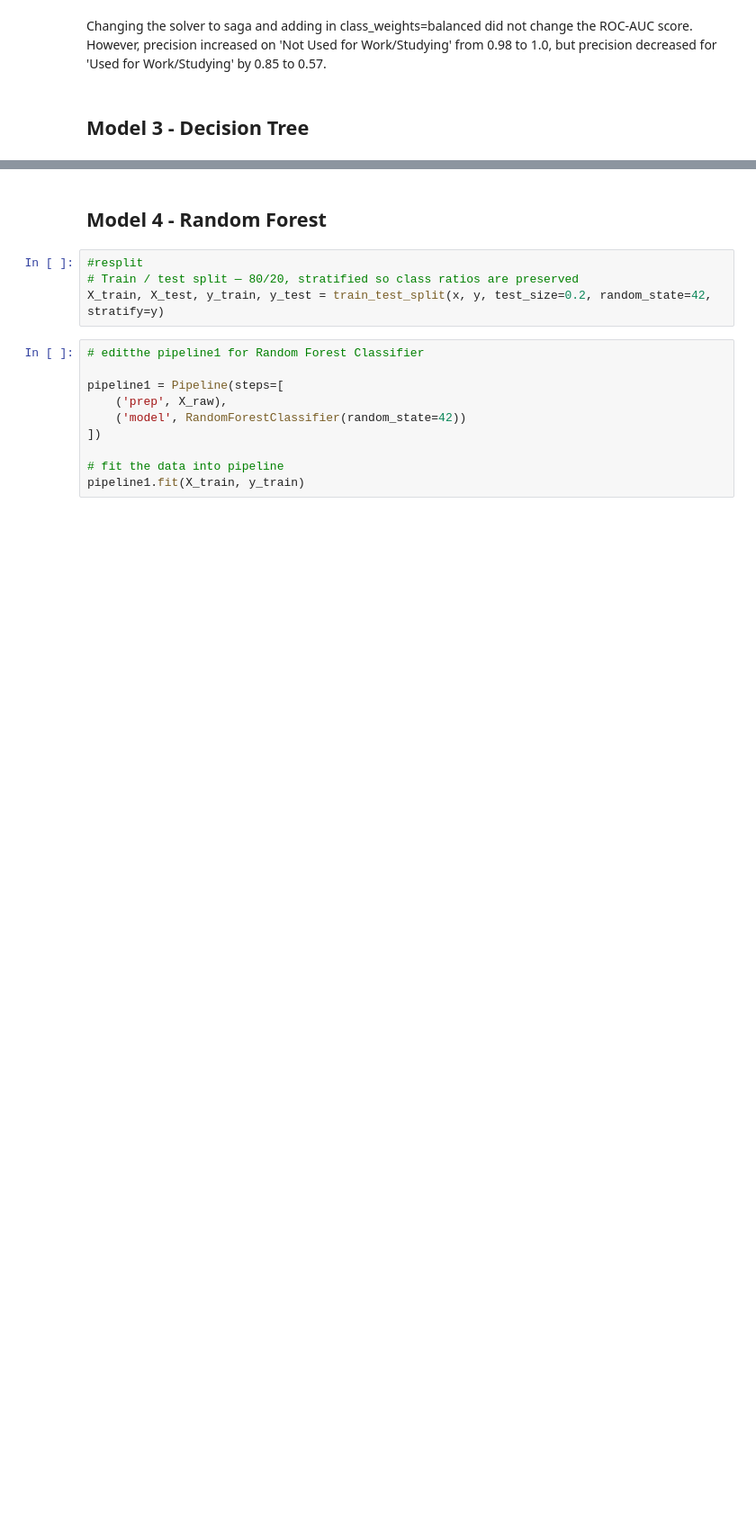
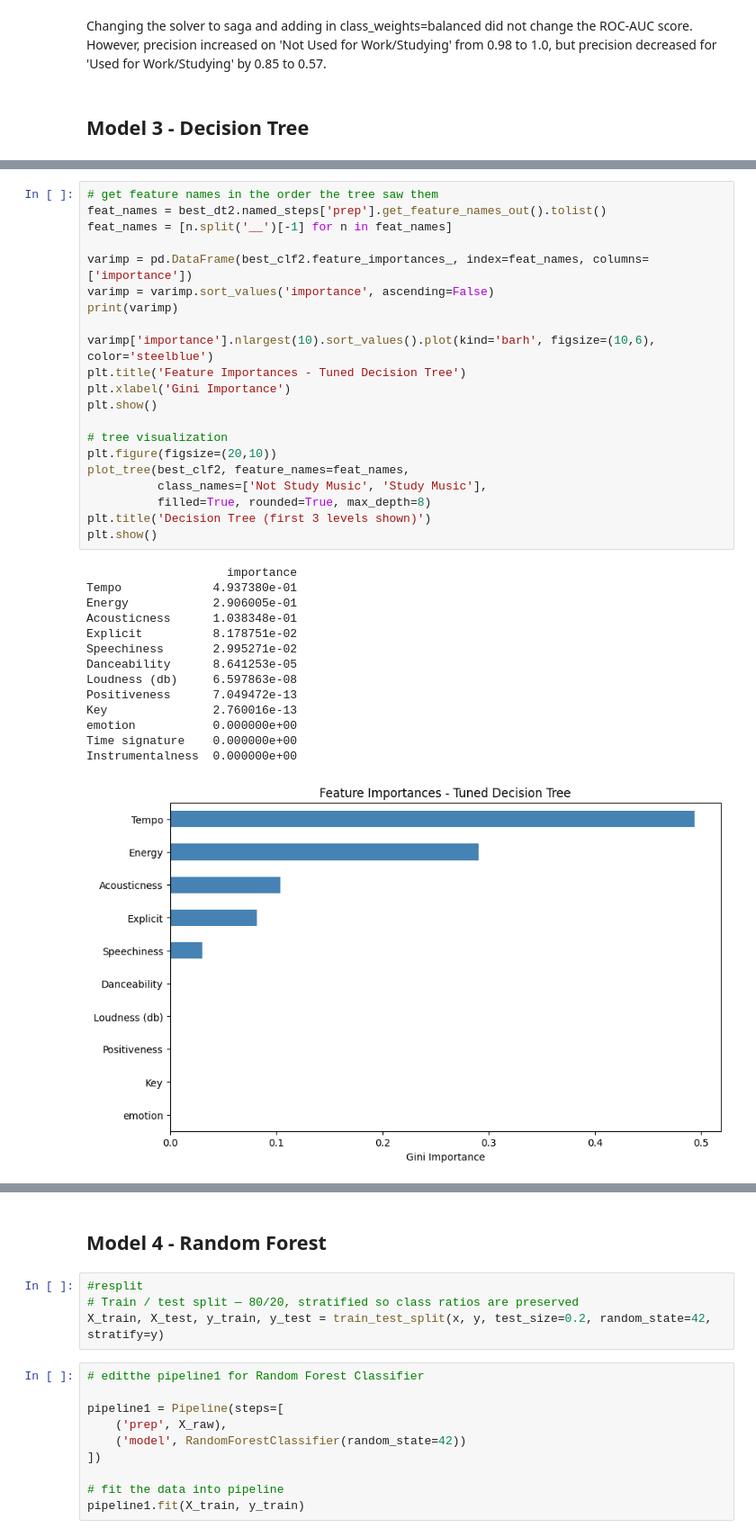
Before and after one commit to natalie-s11/ML_Final_Project, a Jupyter notebook: Project_Notebook.ipynb, the cells around one changed output, grey strips where cells are left out. Shown at 90% size. Drawn from its saved outputs; the diff is of its cells as text; blank space fills up the shorter version.

```diff
--- a/Project_Notebook.ipynb
+++ b/Project_Notebook.ipynb
@@ -654,0 +775,36 @@ pipe = Pipeline([
+# %%
+# get feature names in the order the tree saw them
+feat_names = best_dt2.named_steps['prep'].get_feature_names_out().tolist()
+feat_names = [n.split('__')[-1] for n in feat_names]
+
+varimp = pd.DataFrame(best_clf2.feature_importances_, index=feat_names, columns=['importance'])
+varimp = varimp.sort_values('importance', ascending=False)
+print(varimp)
+
+varimp['importance'].nlargest(10).sort_values().plot(kind='barh', figsize=(10,6), color='steelblue')
+plt.title('Feature Importances - Tuned Decision Tree')
+plt.xlabel('Gini Importance')
+plt.show()
+
+# tree visualization
+plt.figure(figsize=(20,10))
+plot_tree(best_clf2, feature_names=feat_names,
+          class_names=['Not Study Music', 'Study Music'],
+          filled=True, rounded=True, max_depth=8)
+plt.title('Decision Tree (first 3 levels shown)')
+plt.show()
+# %% [output]
+                    importance
+Tempo             4.937380e-01
+Energy            2.906005e-01
+Acousticness      1.038348e-01
+Explicit          8.178751e-02
+Speechiness       2.995271e-02
+Danceability      8.641253e-05
+Loudness (db)     6.597863e-08
+Positiveness      7.049472e-13
+Key               2.760016e-13
+emotion           0.000000e+00
+Time signature    0.000000e+00
+Instrumentalness  0.000000e+00
+[figure, added]
```
Also changed, not shown: parts of 19 cells of this notebook.
